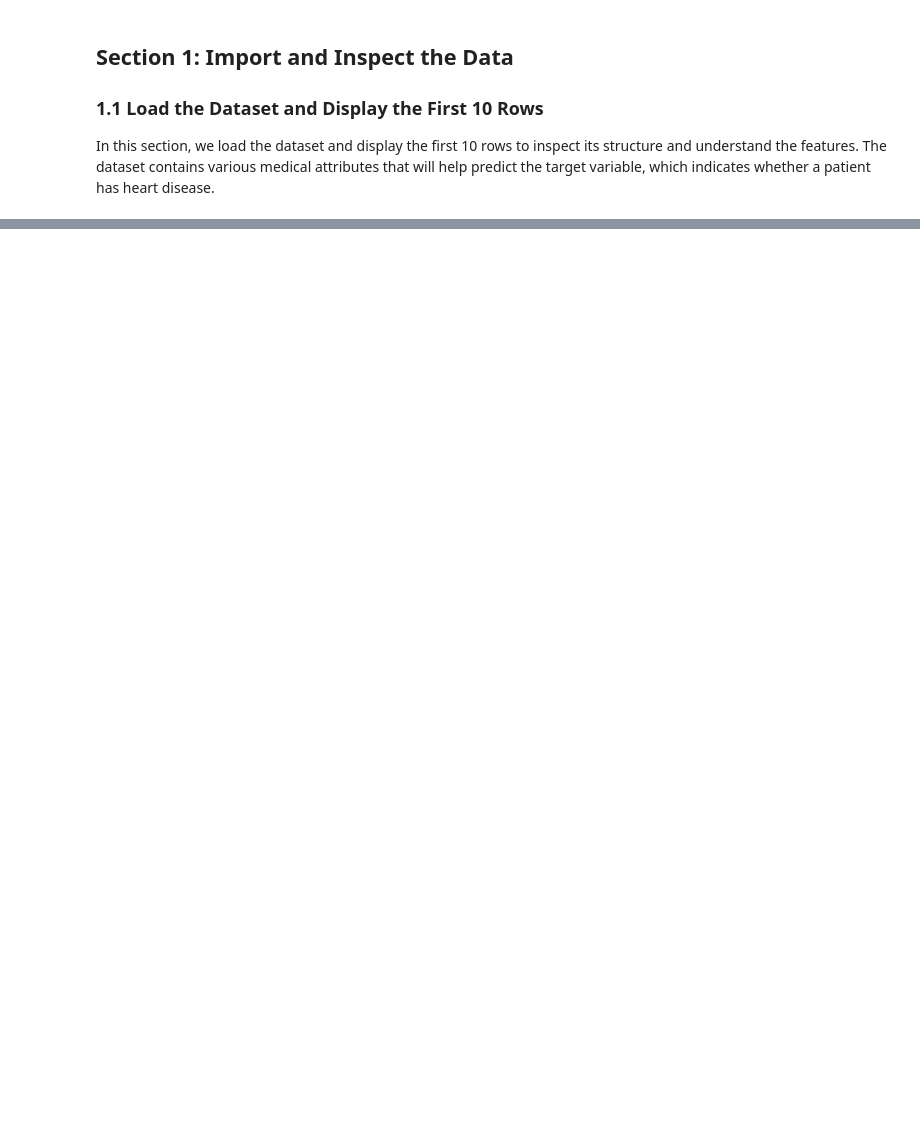
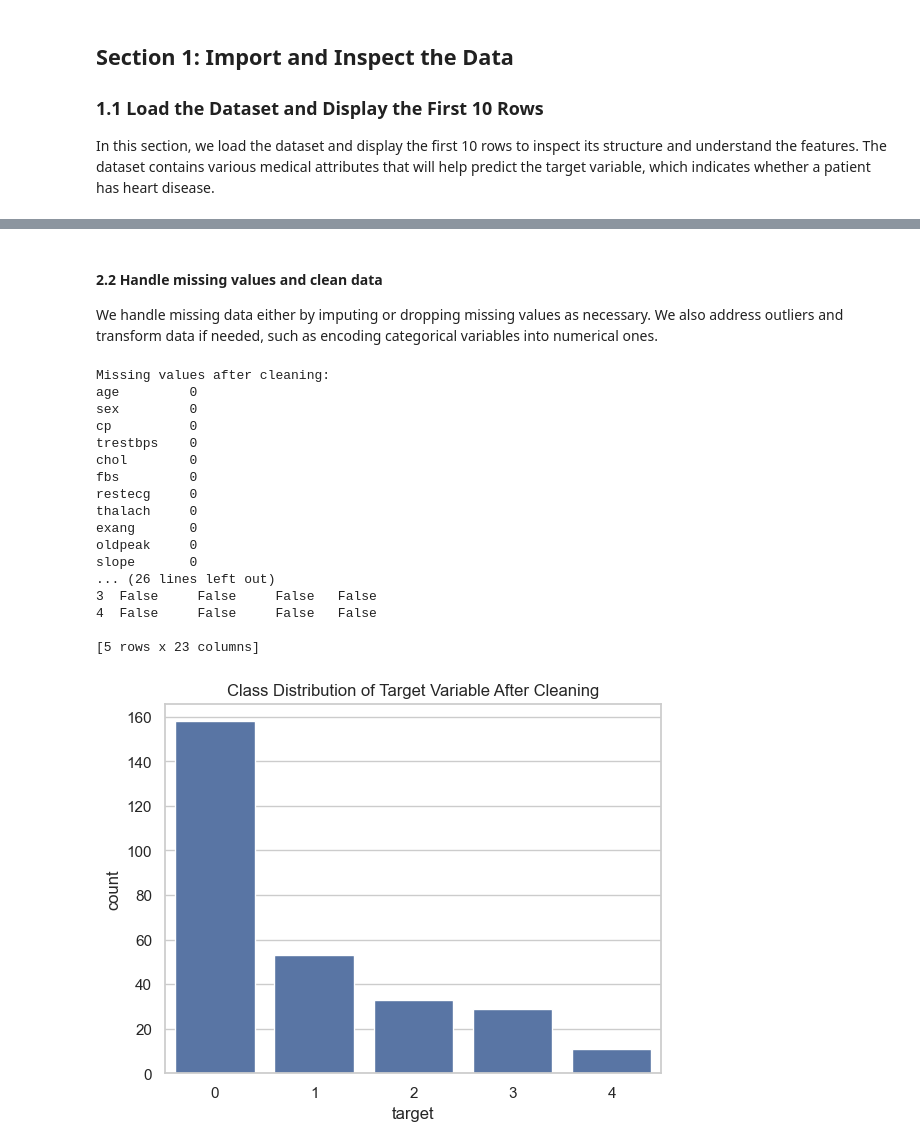
Before and after one commit to Elen-tesfai/elen-midterm, a Jupyter notebook: classification_heart_disease_midterm.ipynb, the cells around one changed output, grey strips where cells are left out. Cells and saved outputs as stored; diff of their text form; code cells hidden in the pictures; blank space fills up the shorter version.

```diff
--- a/classification_heart_disease_midterm.ipynb
+++ b/classification_heart_disease_midterm.ipynb
@@ -34,0 +259,68 @@ Data loaded successfully
+# %% [markdown]
+#### 2.2 Handle missing values and clean data
+We handle missing data either by imputing or dropping missing values as necessary. We also address outliers and transform data if needed, such as encoding categorical variables into numerical ones.
+# %%
+import pandas as pd
+import seaborn as sns
+import matplotlib.pyplot as plt
+
+# Handle missing values: We already imputed missing values, but you could also drop rows if needed.
+# For example, drop rows with missing target values (if any)
+data.dropna(subset=['target'], inplace=True)
+
+# 1. Re-check for missing values after cleaning
+missing_values_after_cleaning = data.isnull().sum()
+print("\nMissing values after cleaning:")
+print(missing_values_after_cleaning)
+
+# 2. Handle outliers for numerical columns (e.g., using IQR for outlier detection)
+# Let's calculate the IQR (Interquartile Range) and define outlier thresholds
+numerical_columns = ['age', 'trestbps', 'chol', 'thalach', 'oldpeak']
+
+Q1 = data[numerical_columns].quantile(0.25)
+Q3 = data[numerical_columns].quantile(0.75)
+IQR = Q3 - Q1
+
+# Define lower and upper bounds for outliers
+lower_bound = Q1 - 1.5 * IQR
+upper_bound = Q3 + 1.5 * IQR
+
+# Remove outliers that fall outside of the defined range
+data_no_outliers = data[~((data[numerical_columns] < lower_bound) | (data[numerical_columns] > upper_bound)).any(axis=1)]
+
+# Check data after removing outliers
+print(f"\nData shape after removing outliers: {data_no_outliers.shape}")
+
+# 3. Encode categorical variables (excluding 'target' to preserve it)
+categorical_columns = ['sex', 'cp', 'fbs', 'restecg', 'exang', 'slope', 'ca', 'thal']
+
+# Perform one-hot encoding for categorical columns, excluding 'target'
+data_encoded = pd.get_dummies(data_no_outliers, columns=categorical_columns, drop_first=True)
+
+# Display cleaned and encoded data preview
+print("\nCleaned and Encoded Data Preview:")
+print(data_encoded.head())
+
+# 4. Check the class distribution after cleaning (using the 'target' column)
+sns.countplot(x=data_encoded['target'])
+plt.title('Class Distribution of Target Variable After Cleaning')
+plt.show()
+# %% [output]
+Missing values after cleaning:
+age         0
+sex         0
+cp          0
+trestbps    0
+chol        0
+fbs         0
+restecg     0
+thalach     0
+exang       0
+oldpeak     0
+slope       0
+... (26 lines left out)
+3  False     False     False   False
+4  False     False     False   False
+
+[5 rows x 23 columns]
+[figure, added]
```
Also changed, not shown: parts of 31 cells of this notebook, 1 other file.
